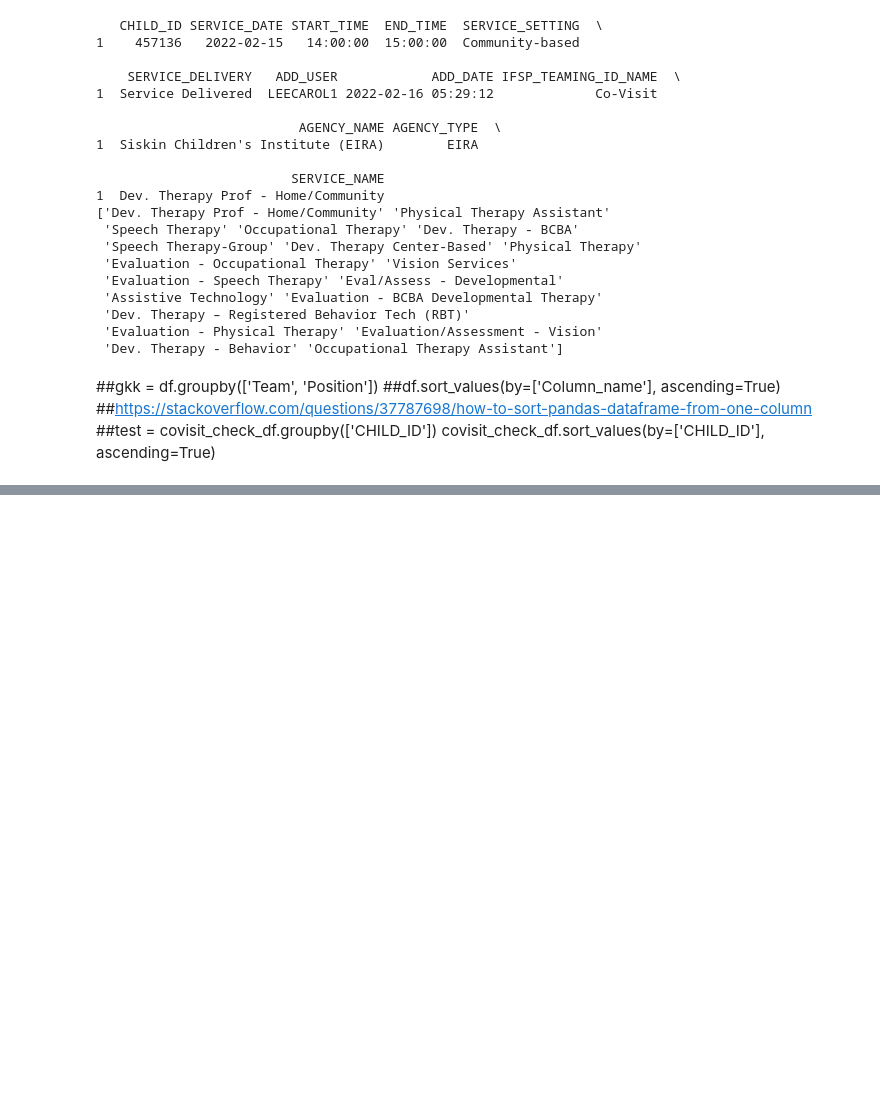
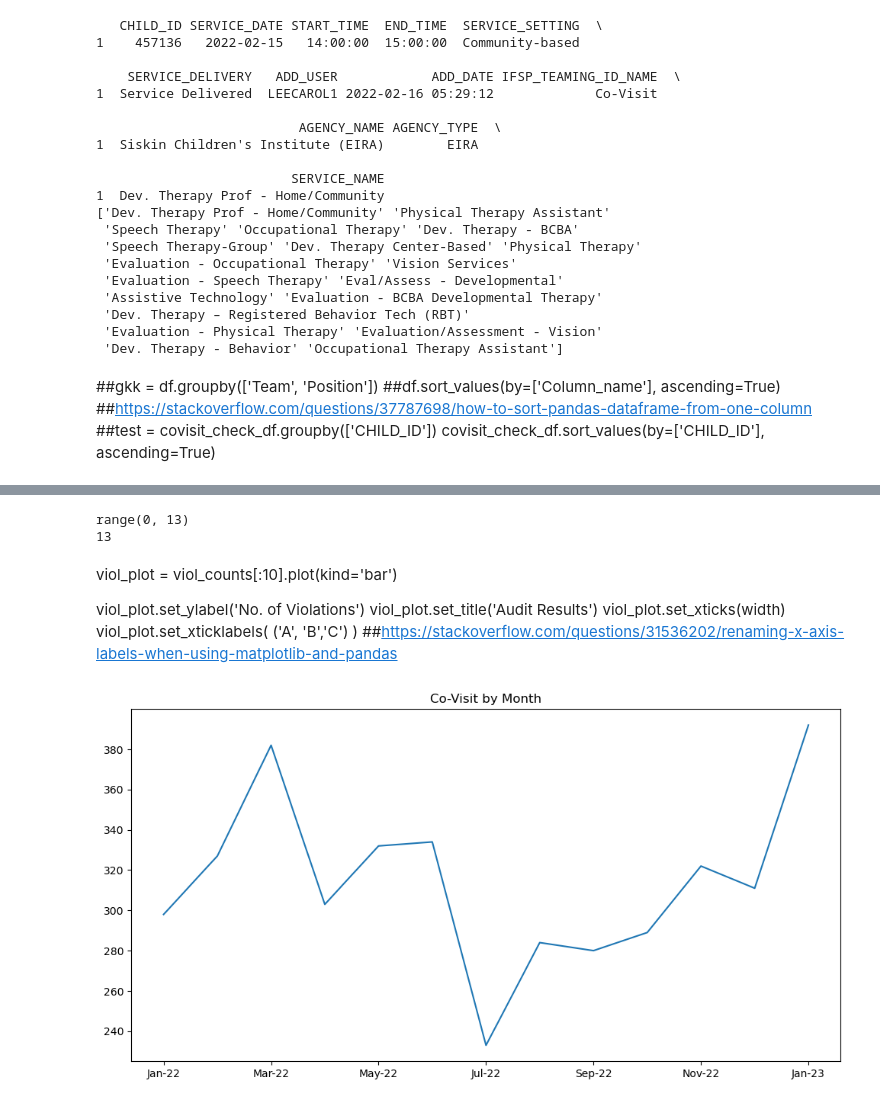
Before and after one commit to NSS-Data-Analytics-Cohort-8/teis_da8_1-sockswithsandals, a Jupyter notebook: notebooks/larry_teis.ipynb, the cells around one changed output, grey strips where cells are left out. Cells and saved outputs as stored; diff of their text form; code cells hidden in the pictures; blank space fills up the shorter version.

Commit message:
question 1 group work - charts added

```diff
--- a/notebooks/larry_teis.ipynb
+++ b/notebooks/larry_teis.ipynb
@@ -737,0 +712,47 @@ plt.rcParams['figure.figsize'] = [12, 6]
+# %%
+print(range(len(service_date_groupby_df.index)))
+print(len(service_date_groupby_df.index))
+
+##https://rollbar.com/blog/python-indexerror/#:~:text=The%20Python%20IndexError%3A%20list%20index,with%20the%20len()%20function.
+# %% [output]
+range(0, 13)
+13
+# %% [markdown]
+viol_plot = viol_counts[:10].plot(kind='bar')
+
+viol_plot.set_ylabel('No. of Violations')
+viol_plot.set_title('Audit Results')
+viol_plot.set_xticks(width)
+viol_plot.set_xticklabels( ('A', 'B','C') )
+##https://stackoverflow.com/questions/31536202/renaming-x-axis-labels-when-using-matplotlib-and-pandas
+# %%
+##build line chart
+service_date_lineplot = service_date_groupby_df.plot.line(legend=False)
+plt.title("Co-Visit by Month")
+service_date_lineplot.set_ylabel(ylabel=None)
+service_date_lineplot.set(xlabel=None)
+
+##adjust xlabels
+labels = [item.get_text() for item in service_date_lineplot.get_xticklabels()]
+labels[1] = 'Jan-22'
+labels[2] = 'Mar-22'
+labels[3] = 'May-22'
+labels[4] = 'Jul-22'
+labels[5] = 'Sep-22'
+labels[6] = 'Nov-22'
+labels[7] = 'Jan-23'
+service_date_lineplot.set_xticklabels(labels)
+
+#adjust chart size
+plt.rcParams['figure.figsize'] = [12, 6]
+
+#export image
+covisit_line_plot = service_date_lineplot.get_figure()
+covisit_line_plot.savefig('../data/covisit_line_plot.png')
+
+
+##https://stackoverflow.com/questions/11244514/modify-tick-label-text
+##https://www.tutorialspoint.com/how-to-remove-or-hide-x-axis-labels-from-a-seaborn-matplotlib-plot
+##https://stackoverflow.com/questions/9622163/save-plot-to-image-file-instead-of-displaying-it
+# %% [output]
+[figure, added]
```
Also changed, not shown: parts of 35 cells of this notebook.
